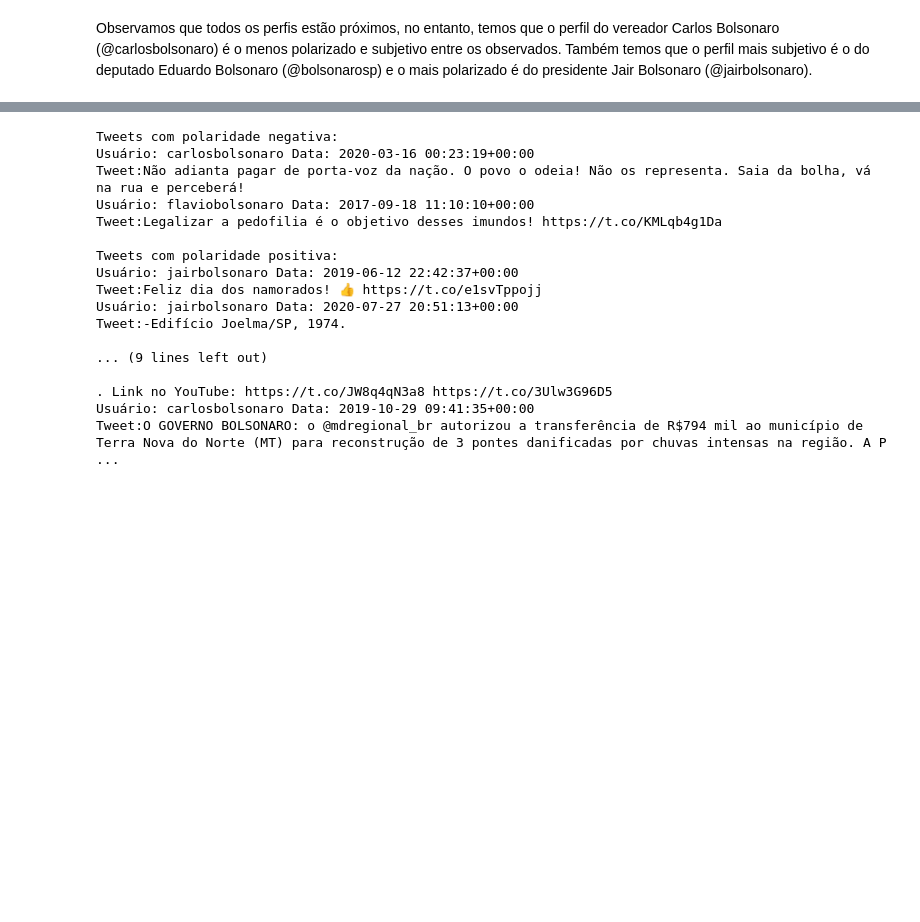
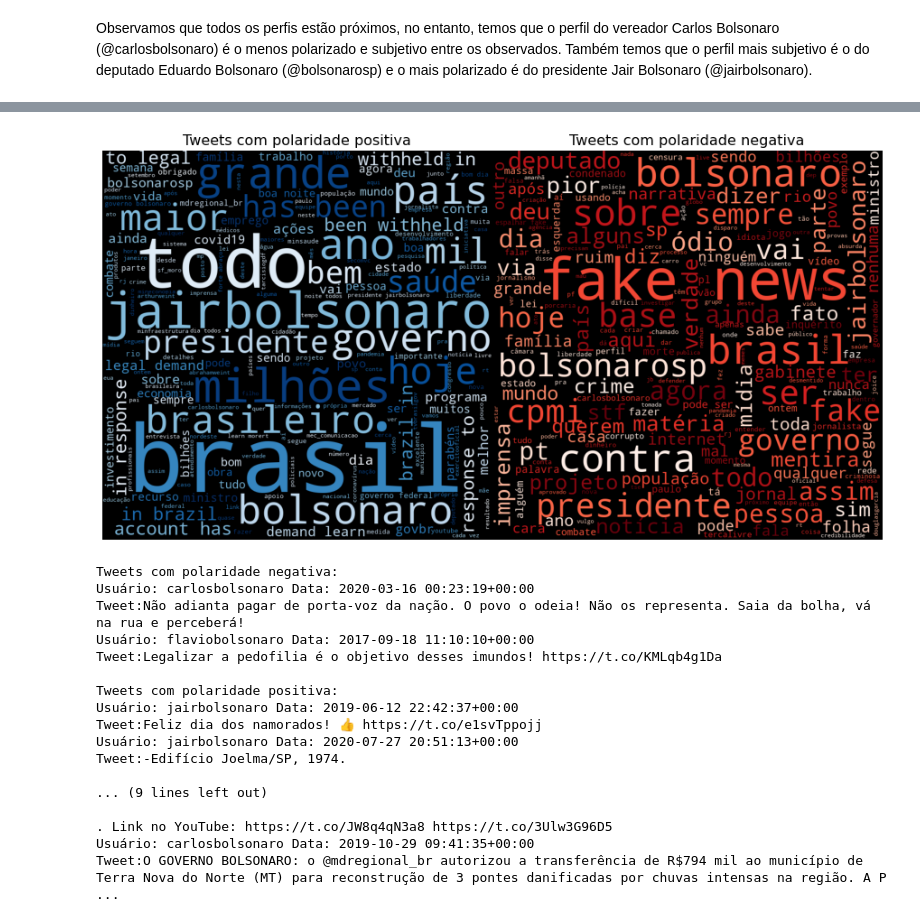
Before and after one commit to GiovaniValdrighi/Bolsonaro_Tweets, a Jupyter notebook: notebooks/premodelling.ipynb, the cells around one changed output, grey strips where cells are left out. Cells and saved outputs as stored; diff of their text form; code cells hidden in the pictures; blank space fills up the shorter version.

```diff
--- a/notebooks/premodelling.ipynb
+++ b/notebooks/premodelling.ipynb
@@ -463,3 +483,37 @@ Nessa ultima visualização, vemos que a polaridade e subjetividade dos tweets n
+# %%
+from wordcloud import WordCloud, STOPWORDS
+from PIL import Image
+import nltk
+stopwords = nltk.corpus.stopwords.words('portuguese')
+
+def convert_tweets_to_text(df):
+    df = df.full_text.str.lower() #everything lowercase
+    df = df.str.replace('^https?:\/\/.*[\r\n]*', '', regex = True) #remove urls
+    df = df.str.replace('[^A-zÀ-ú0-9 ]', '', regex = True) #keeps only alphanumerics and space
+    return "".join(df.tolist())
+# %%
+tweets_positive = convert_tweets_to_text(dfFinal[dfFinal.polarity > 0.3])
+tweets_negative = convert_tweets_to_text(dfFinal[dfFinal.polarity < -0.3])
+wordcloud1 = WordCloud(width = 800, height = 800, background_color ='black',
+                      stopwords = stopwords, min_font_size = 10, colormap = "Blues").generate(tweets_positive)
+wordcloud2 = WordCloud(width = 800, height = 800, background_color ='black',
+                      stopwords = stopwords, min_font_size = 10, colormap = "Reds").generate(tweets_negative)
+# plot the WordCloud images
+fig = plt.figure(figsize = (12, 12), facecolor = None)
+#fig.tight_layout(rect=[0, 0.05, 1, 0.95])
+ax1 = plt.subplot(121)
+plt.imshow(wordcloud1)
+plt.axis("off")
+ax1.set_title("Tweets com polaridade positiva",  fontsize=16)
+ax2 = plt.subplot(122)
+plt.imshow(wordcloud2)
+plt.axis("off")
+ax2.set_title("Tweets com polaridade negativa",  fontsize=16)
+plt.tight_layout(pad = 0.05)
+plt.savefig('images/sentiment_wordcloud.pdf', pad_inches = 1)
+plt.show()
+# %% [output]
+[figure, added]
 # %%
 dfSent = dfSent.sort_values('polarity')
 for i in [0, 1, -2, -1]:
```
Also changed, not shown: parts of 7 cells of this notebook, 5 other files.
